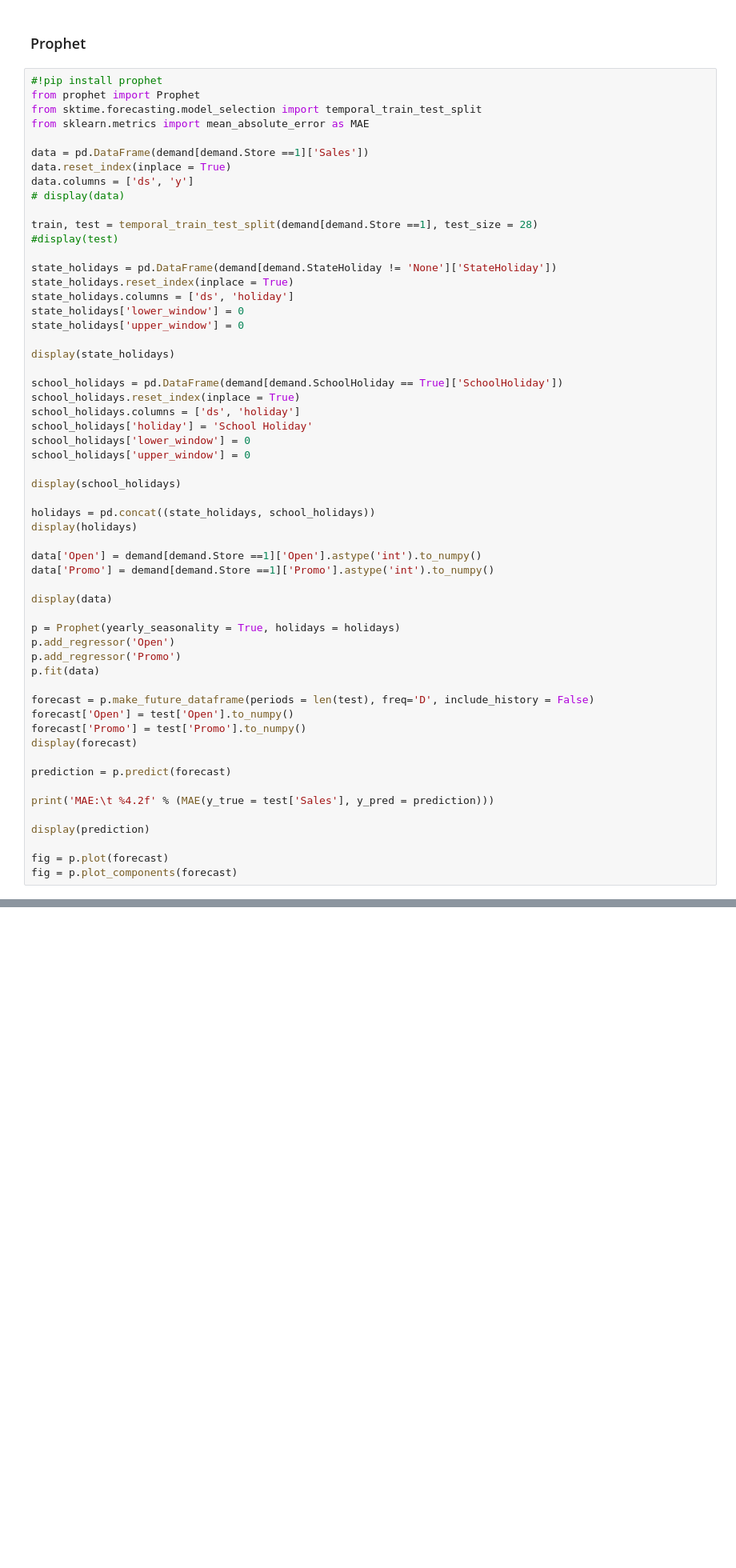
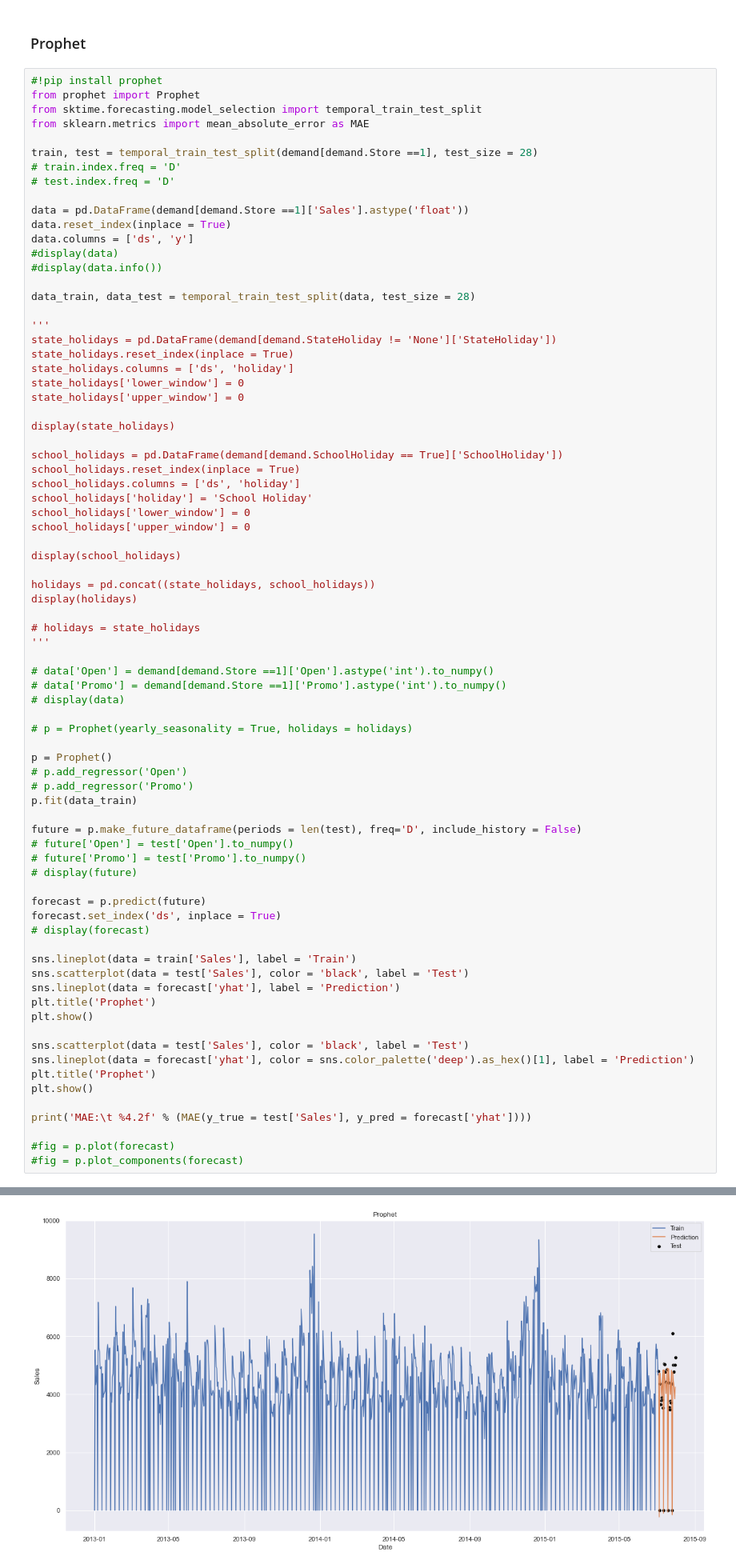
Before and after one commit to schemm/forecasting, a Jupyter notebook: RossmannStoreSales.ipynb, the cells around one changed output, grey strips where cells are left out. Shown at 80% size. Cells and saved outputs as stored; diff of their text form; blank space fills up the shorter version.

Commit message:
updated prophet

```diff
--- a/RossmannStoreSales.ipynb
+++ b/RossmannStoreSales.ipynb
@@ -122,14 +122,19 @@ from prophet import Prophet
 from sktime.forecasting.model_selection import temporal_train_test_split
 from sklearn.metrics import mean_absolute_error as MAE
 
-data = pd.DataFrame(demand[demand.Store ==1]['Sales'])
+train, test = temporal_train_test_split(demand[demand.Store ==1], test_size = 28)
+# train.index.freq = 'D'
+# test.index.freq = 'D'
+
+data = pd.DataFrame(demand[demand.Store ==1]['Sales'].astype('float'))
 data.reset_index(inplace = True)
 data.columns = ['ds', 'y']
-# display(data)
+#display(data)
+#display(data.info())
 
-train, test = temporal_train_test_split(demand[demand.Store ==1], test_size = 28)
-#display(test)
+data_train, data_test = temporal_train_test_split(data, test_size = 28)
 
+'''
 state_holidays = pd.DataFrame(demand[demand.StateHoliday != 'None']['StateHoliday'])
 state_holidays.reset_index(inplace = True)
 state_holidays.columns = ['ds', 'holiday']
@@ -150,27 +155,42 @@ display(school_holidays)
 holidays = pd.concat((state_holidays, school_holidays))
 display(holidays)
 
-data['Open'] = demand[demand.Store ==1]['Open'].astype('int').to_numpy()
-data['Promo'] = demand[demand.Store ==1]['Promo'].astype('int').to_numpy()
+# holidays = state_holidays
+'''
 
-display(data)
+# data['Open'] = demand[demand.Store ==1]['Open'].astype('int').to_numpy()
+# data['Promo'] = demand[demand.Store ==1]['Promo'].astype('int').to_numpy()
+# display(data)
 
-p = Prophet(yearly_seasonality = True, holidays = holidays)
-p.add_regressor('Open')
-p.add_regressor('Promo')
-p.fit(data)
+# p = Prophet(yearly_seasonality = True, holidays = holidays)
 
-forecast = p.make_future_dataframe(periods = len(test), freq='D', include_history = False)
-forecast['Open'] = test['Open'].to_numpy()
-forecast['Promo'] = test['Promo'].to_numpy()
-display(forecast)
+p = Prophet()
+# p.add_regressor('Open')
+# p.add_regressor('Promo')
+p.fit(data_train)
 
-prediction = p.predict(forecast)
+future = p.make_future_dataframe(periods = len(test), freq='D', include_history = False)
+# future['Open'] = test['Open'].to_numpy()
+# future['Promo'] = test['Promo'].to_numpy()
+# display(future)
 
-print('MAE:\t %4.2f' % (MAE(y_true = test['Sales'], y_pred = prediction)))
+forecast = p.predict(future)
+forecast.set_index('ds', inplace = True)
+# display(forecast)
 
-display(prediction)
+sns.lineplot(data = train['Sales'], label = 'Train')
+sns.scatterplot(data = test['Sales'], color = 'black', label = 'Test')
+sns.lineplot(data = forecast['yhat'], label = 'Prediction')
+plt.title('Prophet')
+plt.show()
 
-fig = p.plot(forecast)
-fig = p.plot_components(forecast)
+sns.scatterplot(data = test['Sales'], color = 'black', label = 'Test')
+sns.lineplot(data = forecast['yhat'], color = sns.color_palette('deep').as_hex()[1], label = 'Prediction')
+plt.title('Prophet')
+plt.show()
+
+print('MAE:\t %4.2f' % (MAE(y_true = test['Sales'], y_pred = forecast['yhat'])))
+
+#fig = p.plot(forecast)
+#fig = p.plot_components(forecast)
 # %% [output]
@@ -201,0 +198 @@ fig = p.plot_components(forecast)
+[figure, added]
```
Also changed, not shown: parts of 1 cell of this notebook.
